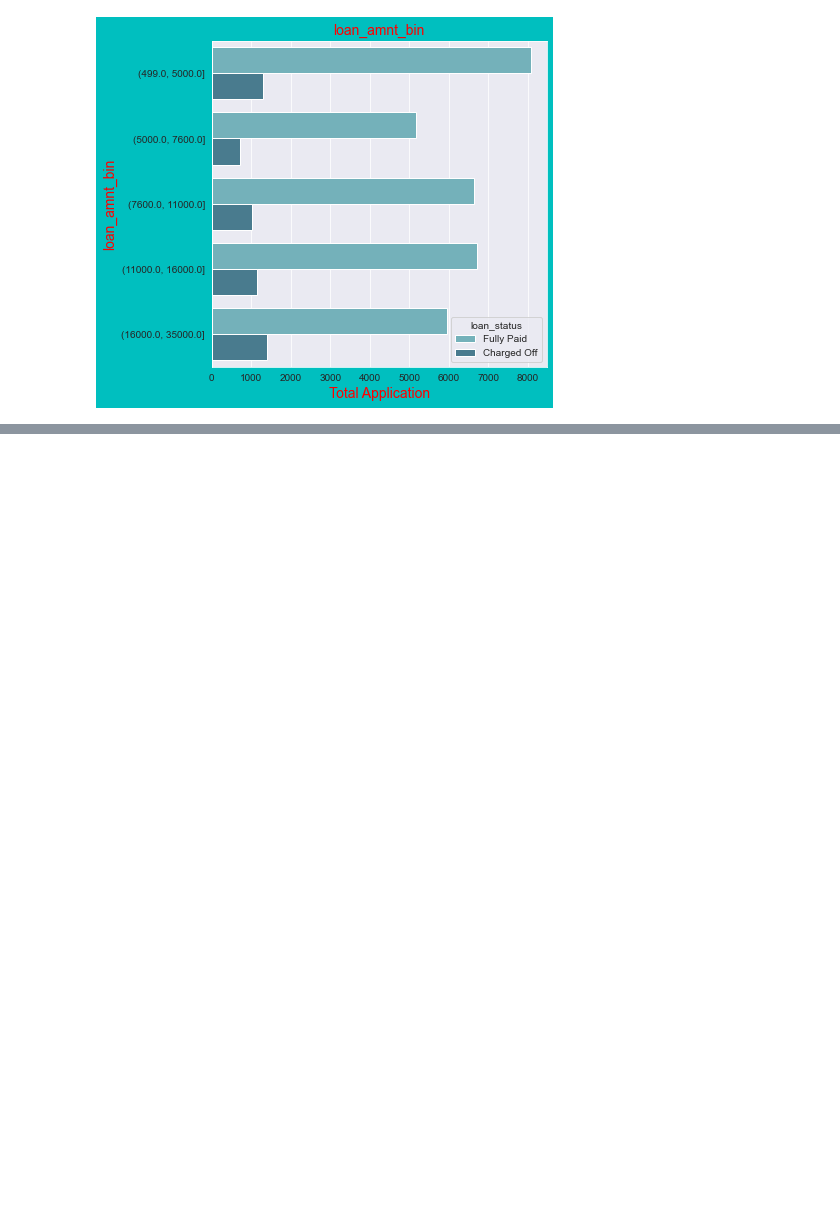
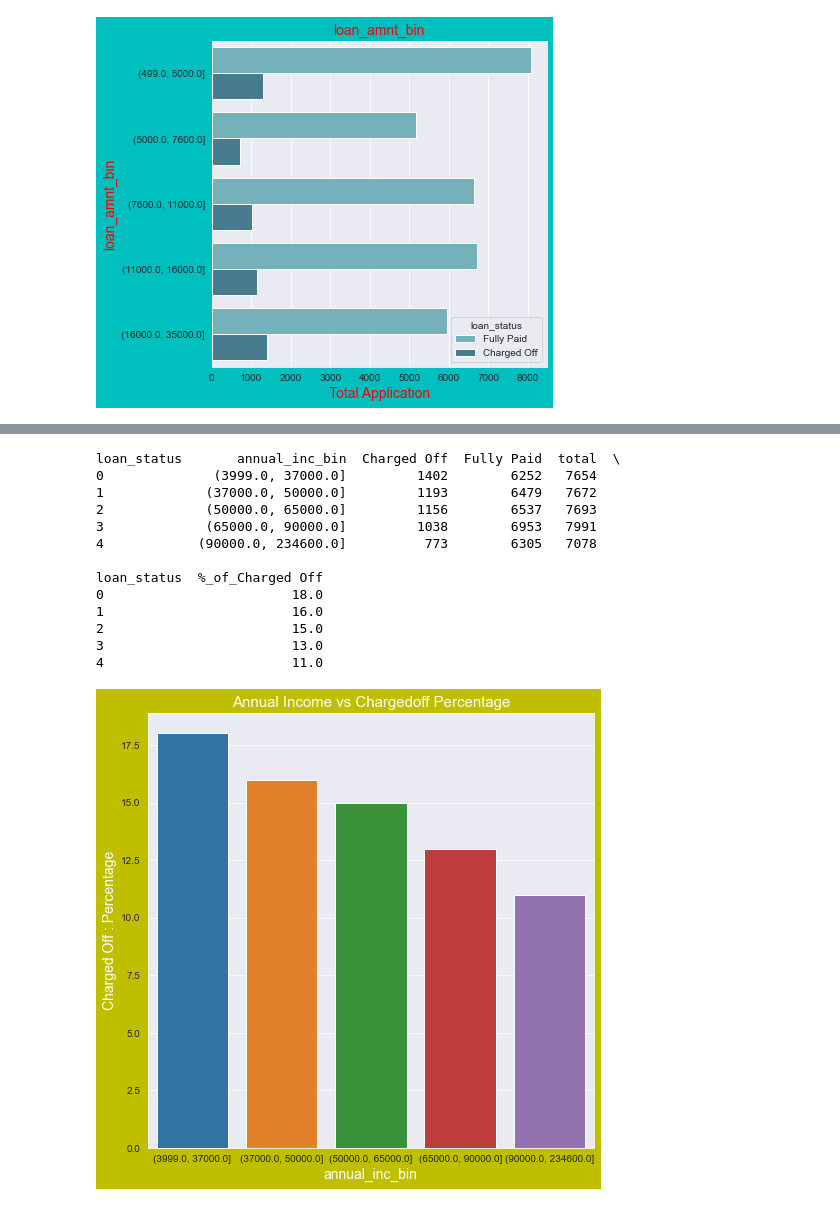
Before and after one commit to swapnilkj89/LendingClubCaseStudy, a Jupyter notebook: Swapnil_kumar_johari.ipynb, the cells around one changed output, grey strips where cells are left out. Drawn from its saved outputs; the diff is of its cells as text; code cells hidden in the pictures; blank space fills up the shorter version.

Commit message:
Bivariate Analysis

```diff
--- a/Swapnil_kumar_johari.ipynb
+++ b/Swapnil_kumar_johari.ipynb
@@ -1031,3 +923,0 @@ print("New Shape: ", loan_df.shape)
-# %%
-sns.set_theme(style="whitegrid")
-sns.boxplot(loan_df.annual_inc)
@@ -1062,12 +923,0 @@ loan_df.info()
-# %%
-# Checking correlation  and using heatmap to visualise it.
-sns.set(rc={'figure.figsize':(10,10)})
-sns.set_style('darkgrid')
-# Heatmap
-sns.heatmap(loan_df.corr())
-plt.show()
-# %%
-sns.set_style("darkgrid")
-sns.set(font_scale=1.0)
-sns.clustermap(data=loan_df.corr(), cmap='YlGnBu', figsize=(30,30), annot=True)
-plt.show()
@@ -1077,0 +975,40 @@ Since we know darker the value heigher the correlation , we can clearly see loan
+# %%
+def bivariate_continuous_percentage(x_axis, y_axis, filterBy, Title, figsize = (8,8)):
+    percentage = loan_df.groupby([x_axis, y_axis])[y_axis].count().unstack().fillna(0).reset_index()
+
+    percentage['total'] = percentage.iloc[:,[1,-1]].sum(axis=1)
+
+    percentage['%_of_' + filterBy] = round(((percentage[filterBy])/(percentage['total'])),2)*100
+    print(percentage)
+
+    fig, x = plt.subplots(figsize = figsize,facecolor = 'y')
+    x.set_title(Title, fontsize = 15,color = 'w')
+    x = sns.barplot(x = x_axis, y = '%_of_' + filterBy, data = percentage)
+    x.set_ylabel(filterBy + ' : Percentage', fontsize=14, color = 'w')
+    x.set_xlabel(x_axis, fontsize = 14,color = 'w')
+    plt.show()
+
+def bivariate_continuous(y_axis, x_axis, title, y_label, x_label, figsize=(8,8)):
+    plt.figure(figsize = figsize, facecolor = 'y')
+    x = sns.violinplot(y = y_axis, x = x_axis, data = loan_df)
+    x.set_title(title, fontsize = 15, color = 'w')
+    x.set_ylabel(y_label, fontsize = 14, color = 'w')
+    x.set_xlabel(x_label, fontsize = 14, color = 'w')
+    plt.show()
+# %%
+bivariate_continuous_percentage('annual_inc_bin', 'loan_status', 'Charged Off', 'Annual Income vs Chargedoff Percentage')
+# %% [output]
+loan_status       annual_inc_bin  Charged Off  Fully Paid  total  \
+0              (3999.0, 37000.0]         1402        6252   7654
+1             (37000.0, 50000.0]         1193        6479   7672
+2             (50000.0, 65000.0]         1156        6537   7693
+3             (65000.0, 90000.0]         1038        6953   7991
+4            (90000.0, 234600.0]          773        6305   7078
+
+loan_status  %_of_Charged Off
+0                        18.0
+1                        16.0
+2                        15.0
+3                        13.0
+4                        11.0
+[figure, added]
```
Also changed, not shown: parts of 54 cells of this notebook.
